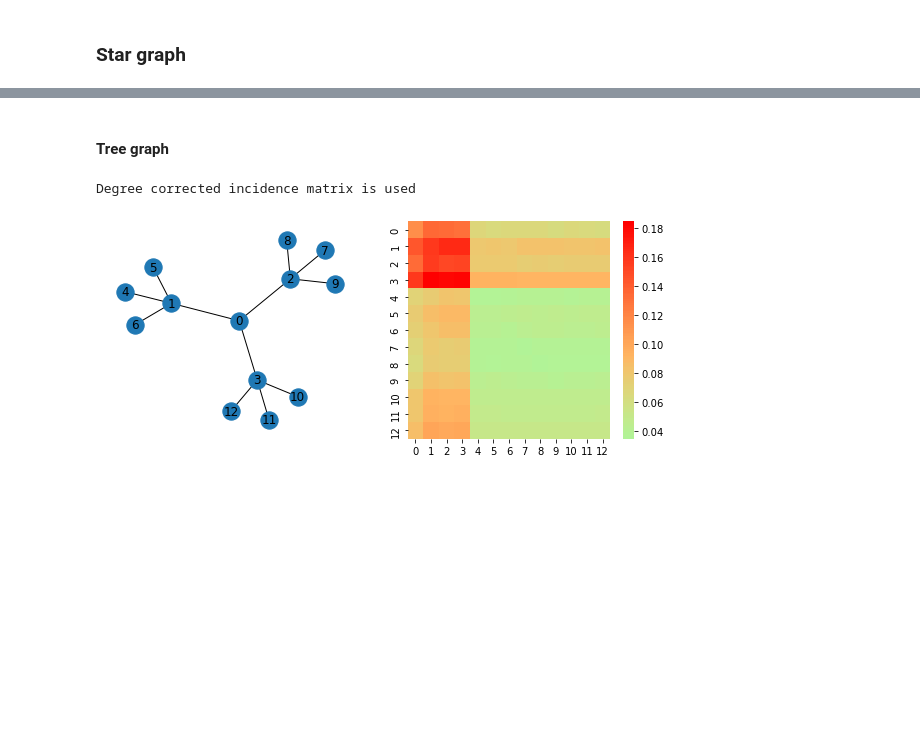
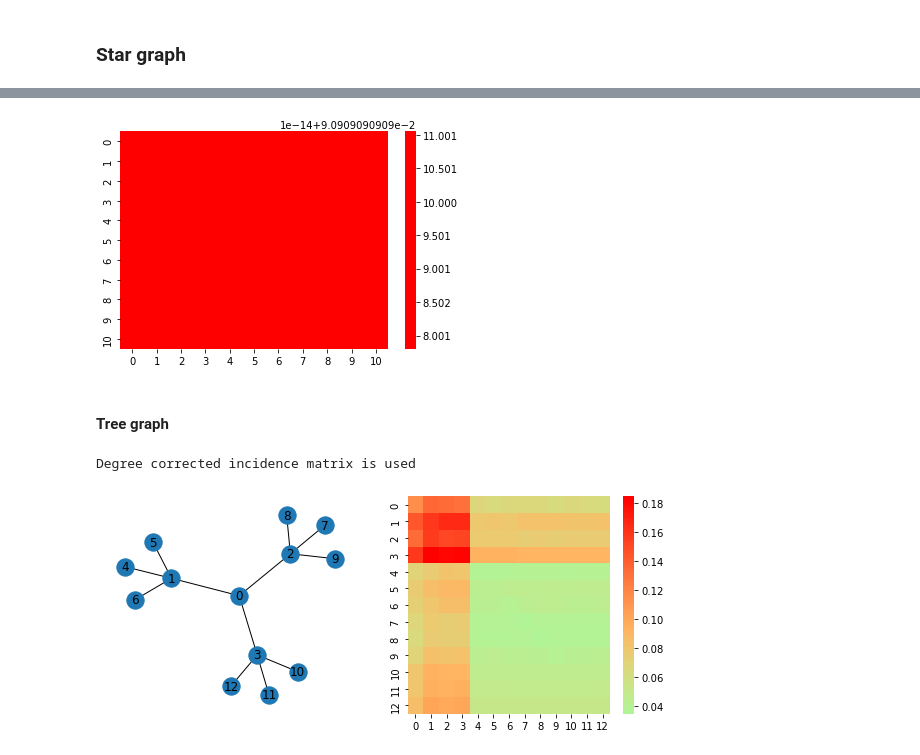
Before and after one commit to ShannaLiu/RSP, a Jupyter notebook: Select_cluster/Experiments/degree_corrected_graph_loss.ipynb, the cells around one changed output, grey strips where cells are left out. Saved outputs shown, nothing was run; the diff lists cells and outputs as text; code cells hidden in the pictures; blank space fills up the shorter version.

```diff
--- a/Select_cluster/ex/degree_corrected_graph_loss.ipynb
+++ b/Select_cluster/Experiments/degree_corrected_graph_loss.ipynb
@@ -37,3 +37,9 @@ Degree corrected incidence matrix is used
+# %%
+see = LR_Estimator(l3=0, method='cp', solver='SCS')
+see.fit(X, maxiter=500)
+see.heatplot()
+# %% [output]
+[figure, added]
 # %% [markdown]
 #### Tree graph
 # %%
```
Also changed, not shown: parts of 2 cells of this notebook, 15 other files.
